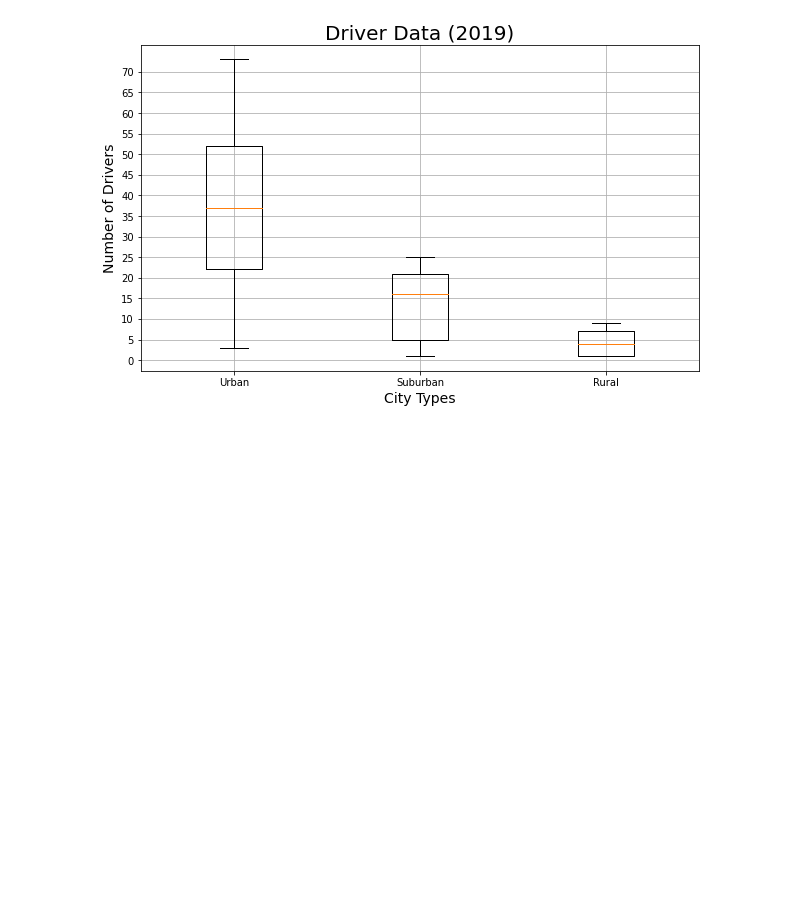
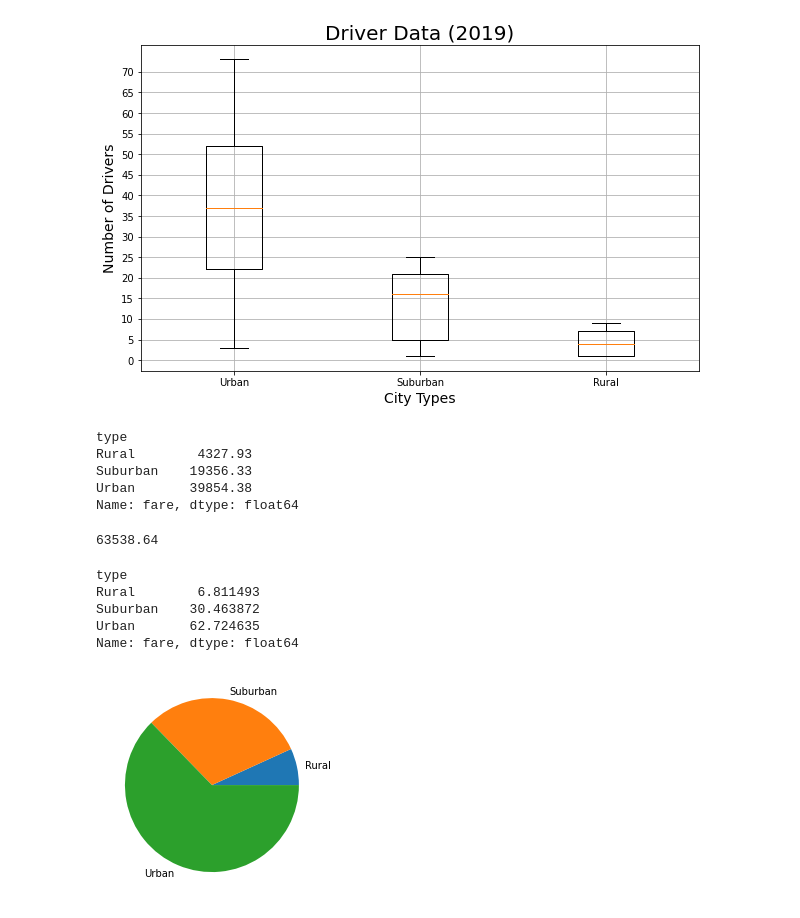
Before and after one commit to tutran90/PyBer_Analysis, a Jupyter notebook: Pyber.ipynb, the cells around one changed output. Saved outputs shown, nothing was run; the diff lists cells and outputs as text; code cells hidden in the pictures; blank space fills up the shorter version.

Commit message:
pie chart2

```diff
--- a/Pyber.ipynb
+++ b/Pyber.ipynb
@@ -928,3 +928,47 @@ plt.savefig("analysis/Fig4.png")
 plt.show()
 # %% [output]
 [figure]
+# %%
+# Section 5.5.1 Get the Percentage of Fares for Each City Type
+
+# Get the sum of the fares for each city type.
+#use the groupby function (column name) .sum to get the total number of fares for each city
+# Divide the total fares for each city type by the total of all the fares and multiply by 100
+sum_fares_by_type = pyber_data_df.groupby(["type"]).sum()["fare"]
+sum_fares_by_type
+#output is a serires based on city type
+# %% [output]
+type
+Rural        4327.93
+Suburban    19356.33
+Urban       39854.38
+Name: fare, dtype: float64
+# %%
+# Get the sum of all the fares.
+total_fares = pyber_data_df["fare"].sum()
+total_fares
+#sum of all fares for ALL cities combined
+# %% [output]
+63538.64
+# %%
+# Calculate the percentage of fare for each city type.
+type_percents = 100 * sum_fares_by_type / total_fares
+type_percents
+
+#you can also combine the 2 in 1 line
+# Calculate the percentage of fare for each city type. so the individal cities / total
+type_percents = 100 * pyber_data_df.groupby(["type"]).sum()["fare"] / pyber_data_df["fare"].sum()
+type_percents
+# %% [output]
+type
+Rural        6.811493
+Suburban    30.463872
+Urban       62.724635
+Name: fare, dtype: float64
+# %%
+#Section 5.5.2 Pie Chart for the Percentage of Fares by City Type
+# Build the percentage of fares by city type pie chart.
+plt.pie(type_percents, labels=["Rural", "Suburban", "Urban"])
+plt.show()
+# %% [output]
+[figure, added]
```
Also changed, not shown: parts of 2 cells of this notebook, 1 other file.
